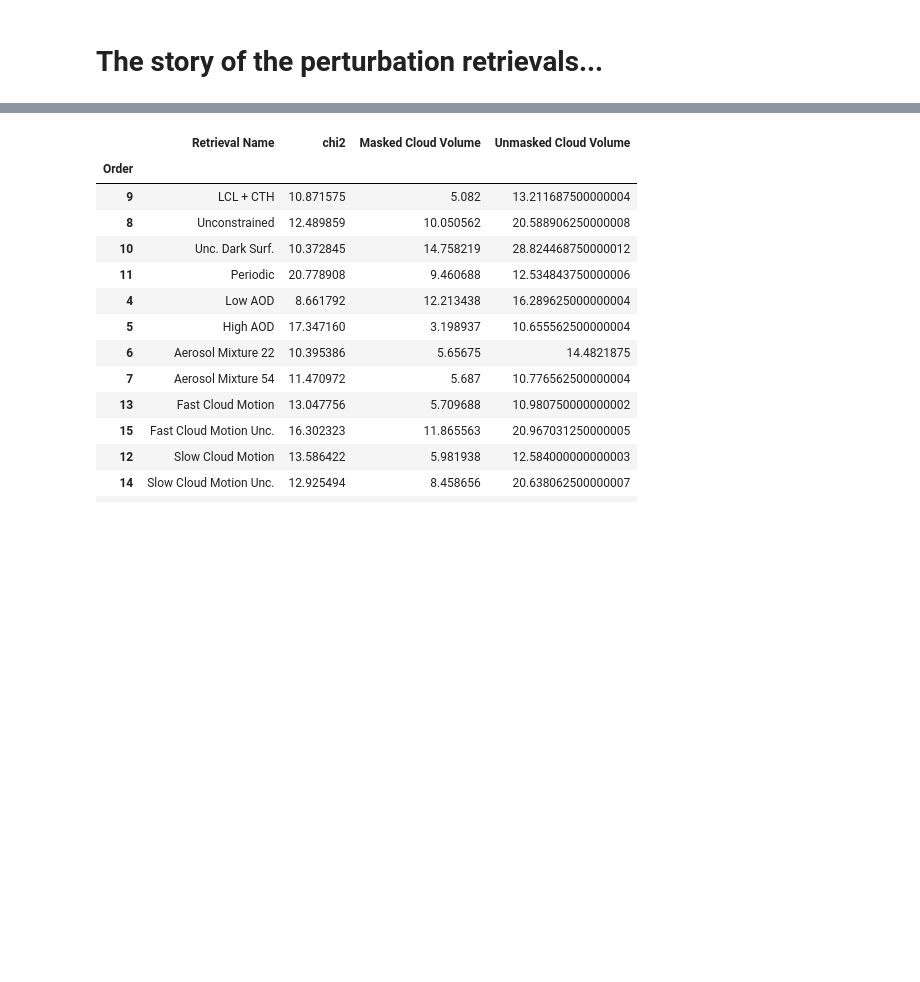
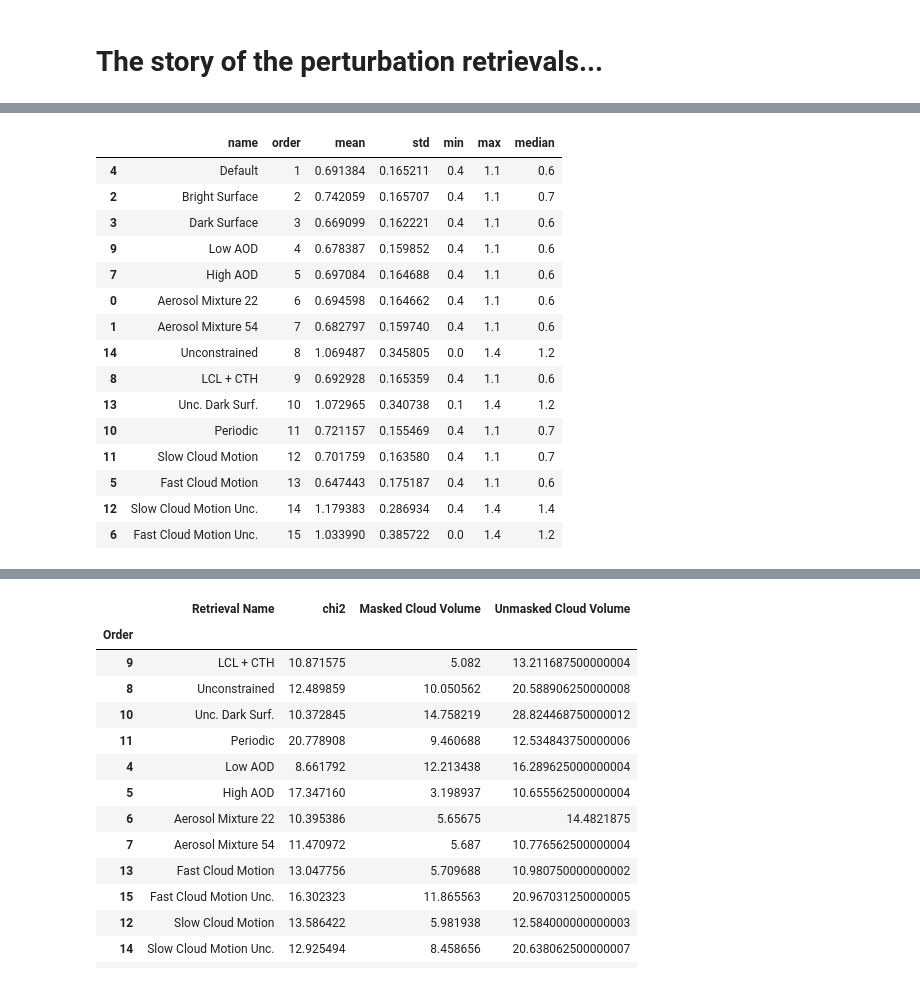
Before and after one commit to jlun17/misr-at3d-camp2ex, a Jupyter notebook: notebooks/investigation/multi_retreival/tables.ipynb, the cells around one changed output, grey strips where cells are left out. Cells and saved outputs as stored; diff of their text form; code cells hidden in the pictures; blank space fills up the shorter version.

```diff
--- a/notebooks/investigation/multi_retreival/tables.ipynb
+++ b/notebooks/investigation/multi_retreival/tables.ipynb
@@ -30,0 +41,7 @@ V08.load_retrievals(iteration=-1)
+# %%
+extinction_all = V08.to_dataframe(0.67, 'cloud', 'extinction', name_map=map_exp_name)
+bins = np.arange(0.350, 1.251, 0.1)
+extinction_all['altitude_bin'] = pd.cut(extinction_all['z'], bins=bins)
+cth_all = V08.to_dataframe(0.67, 'cloud', 'cth', name_map=map_exp_name)
+cbh_all = V08.to_dataframe(0.67, 'cloud', 'cbh', name_map=map_exp_name)
+geometric_thickness_all = V08.to_dataframe(0.67, 'cloud', 'geometric_thickness', name_map=map_exp_name)
@@ -30,0 +147,19 @@ V08.load_retrievals(iteration=-1)
+# %%
+cth_all.groupby(['name', 'order']).cth.agg(['mean', 'std', 'min', 'max', 'median']).reset_index().sort_values('order')
+# %% [output]
+|  | name | order | mean | std | min | max | median |
+| 4 | Default | 1 | 0.691384 | 0.165211 | 0.4 | 1.1 | 0.6 |
+| 2 | Bright Surface | 2 | 0.742059 | 0.165707 | 0.4 | 1.1 | 0.7 |
+| 3 | Dark Surface | 3 | 0.669099 | 0.162221 | 0.4 | 1.1 | 0.6 |
+| 9 | Low AOD | 4 | 0.678387 | 0.159852 | 0.4 | 1.1 | 0.6 |
+| 7 | High AOD | 5 | 0.697084 | 0.164688 | 0.4 | 1.1 | 0.6 |
+| 0 | Aerosol Mixture 22 | 6 | 0.694598 | 0.164662 | 0.4 | 1.1 | 0.6 |
+| 1 | Aerosol Mixture 54 | 7 | 0.682797 | 0.159740 | 0.4 | 1.1 | 0.6 |
+| 14 | Unconstrained | 8 | 1.069487 | 0.345805 | 0.0 | 1.4 | 1.2 |
+| 8 | LCL + CTH | 9 | 0.692928 | 0.165359 | 0.4 | 1.1 | 0.6 |
+| 13 | Unc. Dark Surf. | 10 | 1.072965 | 0.340738 | 0.1 | 1.4 | 1.2 |
+| 10 | Periodic | 11 | 0.721157 | 0.155469 | 0.4 | 1.1 | 0.7 |
+| 11 | Slow Cloud Motion | 12 | 0.701759 | 0.163580 | 0.4 | 1.1 | 0.7 |
+| 5 | Fast Cloud Motion | 13 | 0.647443 | 0.175187 | 0.4 | 1.1 | 0.6 |
+| 12 | Slow Cloud Motion Unc. | 14 | 1.179383 | 0.286934 | 0.4 | 1.4 | 1.4 |
+| 6 | Fast Cloud Motion Unc. | 15 | 1.033990 | 0.385722 | 0.0 | 1.4 | 1.2 |
```
Also changed, not shown: parts of 26 cells of this notebook, 4 other files.
